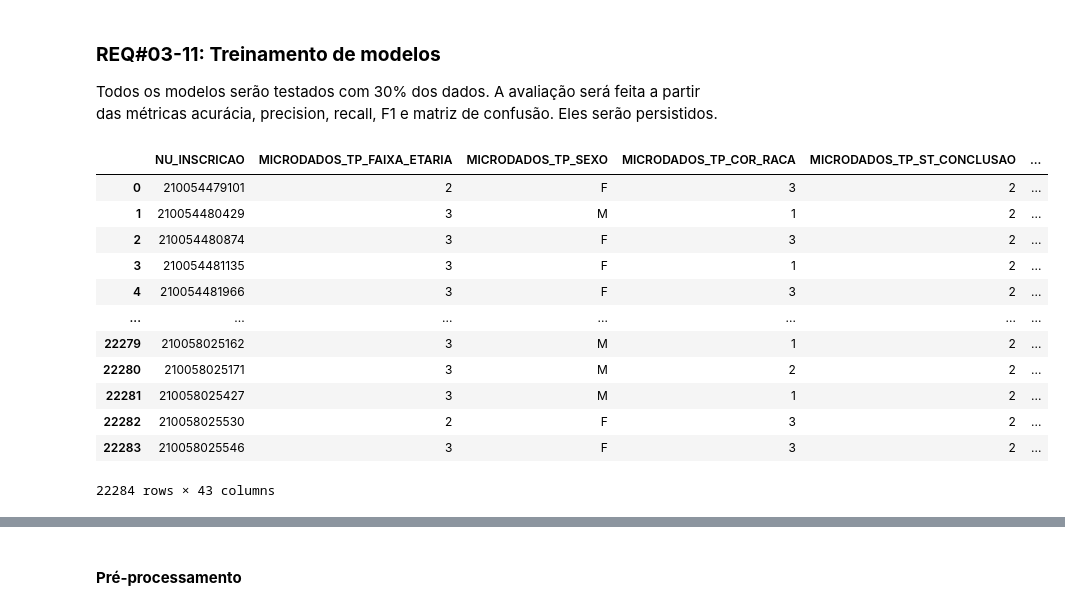
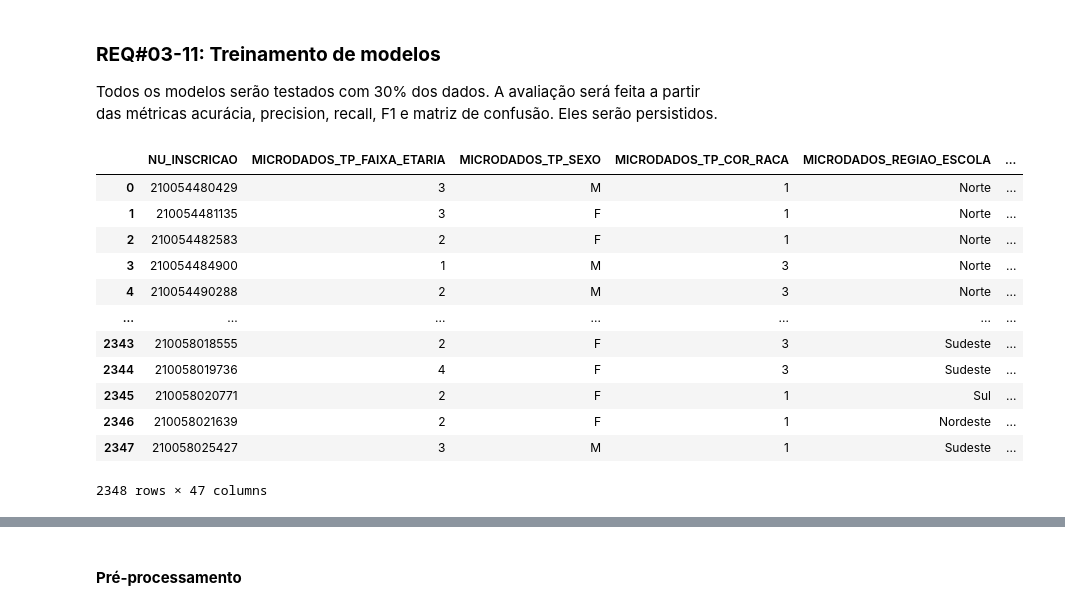
Before and after one commit to jv-porto/projeto-analise-habitos-estudo-enem, a Jupyter notebook: notebooks/projeto_ml_modelos.ipynb, the cells around one changed output, grey strips where cells are left out. Cells and saved outputs as stored; diff of their text form; code cells hidden in the pictures.

```diff
--- a/notebooks/projeto_ml_modelos.ipynb
+++ b/notebooks/projeto_ml_modelos.ipynb
@@ -62,29 +59,29 @@ Todos os modelos serão testados com 30% dos dados. A avaliação será feita a
 # %%
 with db_connection() as conn, conn.cursor() as cursor:
     query = '''
     SELECT *
-    FROM projeto_enem.filtered_aggregated_data
+    FROM projeto_enem.complete_private_data
     ORDER BY "NU_INSCRICAO" ASC;
     '''
 
     cursor.execute(query)
-    complete_data_fetched = cursor.fetchall()
-    complete_data_columns = tuple(desc[0] for desc in cursor.description)
+    complete_private_data_fetched = cursor.fetchall()
+    complete_private_data_columns = tuple(desc[0] for desc in cursor.description)
 
 
-complete_data = pd.DataFrame(complete_data_fetched, columns=complete_data_columns)
-complete_data
+complete_private_data = pd.DataFrame(complete_private_data_fetched, columns=complete_private_data_columns)
+complete_private_data
 # %% [output]
-|  | NU_INSCRICAO | MICRODADOS_TP_FAIXA_ETARIA | MICRODADOS_TP_SEXO | MICRODADOS_TP_COR_RACA | MICRODADOS_TP_ST_CONCLUSAO | ... |
-| 0 | 210054479101 | 2 | F | 3 | 2 | ... |
-| 1 | 210054480429 | 3 | M | 1 | 2 | ... |
-| 2 | 210054480874 | 3 | F | 3 | 2 | ... |
-| 3 | 210054481135 | 3 | F | 1 | 2 | ... |
-| 4 | 210054481966 | 3 | F | 3 | 2 | ... |
+|  | NU_INSCRICAO | MICRODADOS_TP_FAIXA_ETARIA | MICRODADOS_TP_SEXO | MICRODADOS_TP_COR_RACA | MICRODADOS_REGIAO_ESCOLA | ... |
+| 0 | 210054480429 | 3 | M | 1 | Norte | ... |
+| 1 | 210054481135 | 3 | F | 1 | Norte | ... |
+| 2 | 210054482583 | 2 | F | 1 | Norte | ... |
+| 3 | 210054484900 | 1 | M | 3 | Norte | ... |
+| 4 | 210054490288 | 2 | M | 3 | Norte | ... |
 | ... | ... | ... | ... | ... | ... | ... |
-| 22279 | 210058025162 | 3 | M | 1 | 2 | ... |
-| 22280 | 210058025171 | 3 | M | 2 | 2 | ... |
-| 22281 | 210058025427 | 3 | M | 1 | 2 | ... |
-| 22282 | 210058025530 | 2 | F | 3 | 2 | ... |
-| 22283 | 210058025546 | 3 | F | 3 | 2 | ... |
+| 2343 | 210058018555 | 2 | F | 3 | Sudeste | ... |
+| 2344 | 210058019736 | 4 | F | 3 | Sudeste | ... |
+| 2345 | 210058020771 | 2 | F | 1 | Sul | ... |
+| 2346 | 210058021639 | 2 | F | 1 | Nordeste | ... |
+| 2347 | 210058025427 | 3 | M | 1 | Sudeste | ... |
-22284 rows × 43 columns
+2348 rows × 47 columns
```
Also changed, not shown: parts of 88 cells of this notebook, 16 other files.
